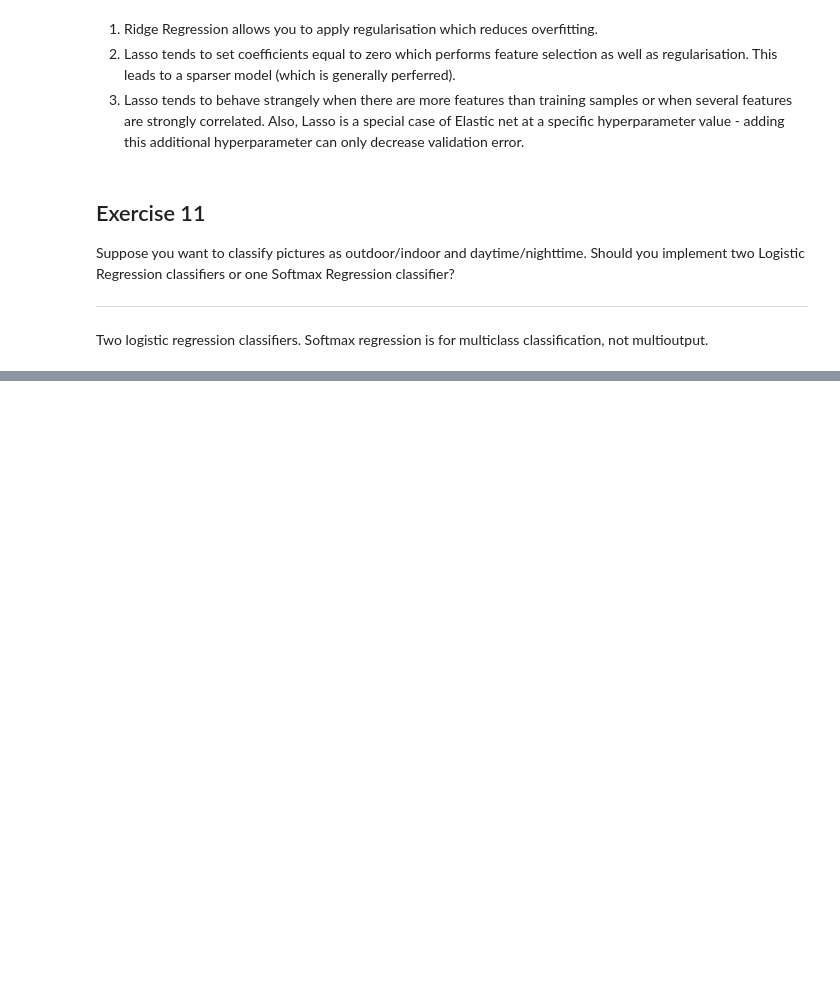
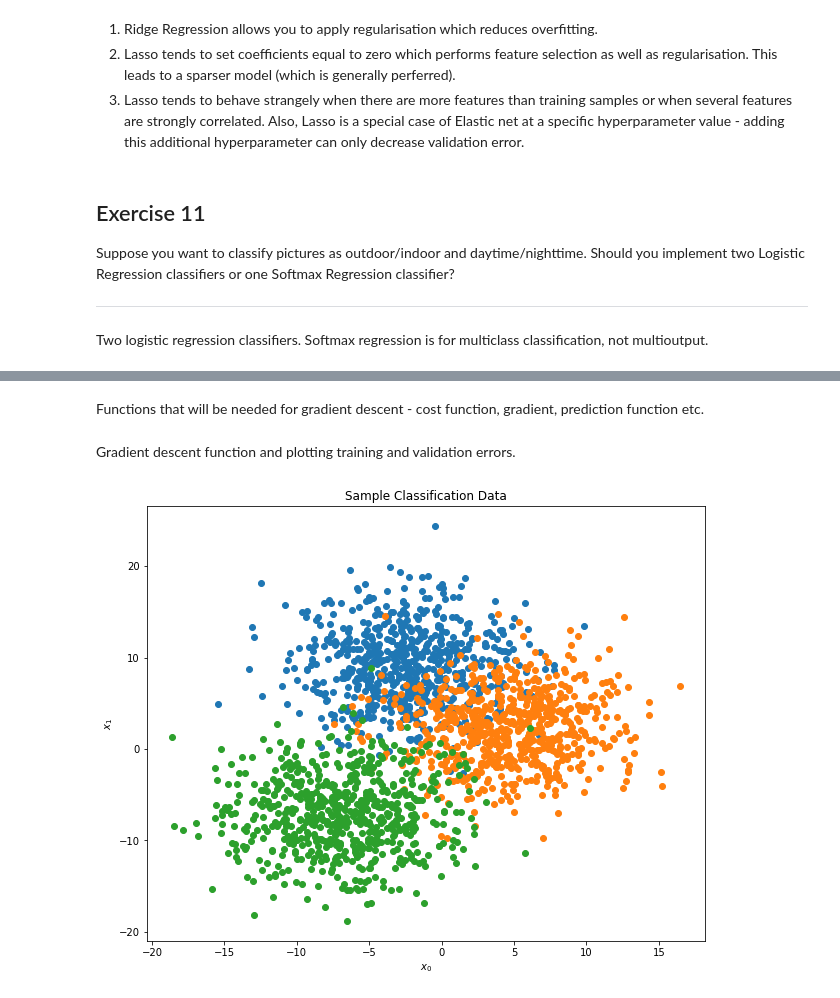
Before and after one commit to chris-leonard/hands-on-machine-learning, a Jupyter notebook: chapter-4/chapter-4-exercises.ipynb, the cells around one changed output, grey strips where cells are left out. Saved outputs shown, nothing was run; the diff lists cells and outputs as text; code cells hidden in the pictures; blank space fills up the shorter version.

```diff
--- a/chapter-4/chapter-4-exercises.ipynb
+++ b/chapter-4/chapter-4-exercises.ipynb
@@ -105,0 +112,2 @@ Implement Batch Gradient Descent with early stopping for Softmax Regression (wit
+# %% [markdown]
+Functions that will be needed for gradient descent - cost function, gradient, prediction function etc.
@@ -105,0 +194,2 @@ Implement Batch Gradient Descent with early stopping for Softmax Regression (wit
+# %% [markdown]
+Gradient descent function and plotting training and validation errors.
@@ -105,0 +326,29 @@ Implement Batch Gradient Descent with early stopping for Softmax Regression (wit
+# %%
+# generate sample data
+from sklearn.datasets import make_blobs
+
+X, y = make_blobs(
+    n_samples=2000,
+    n_features=2,
+    centers=3,
+    cluster_std=4.0,
+    shuffle=True,
+    random_state=42,
+)
+
+
+def plot_sample_data(X, y):
+    fig, ax = plt.subplots(figsize=(10, 8))
+
+    for k in np.unique(y):
+        ax.scatter(X[y == k, 0], X[y == k, 1])
+
+    ax.set_xlabel("$x_0$")
+    ax.set_ylabel("$x_1$")
+
+    ax.set_title("Sample Classification Data")
+
+
+plot_sample_data(X, y);
+# %% [output]
+[figure, added]
```
Also changed, not shown: parts of 10 cells of this notebook, 1 other file.
